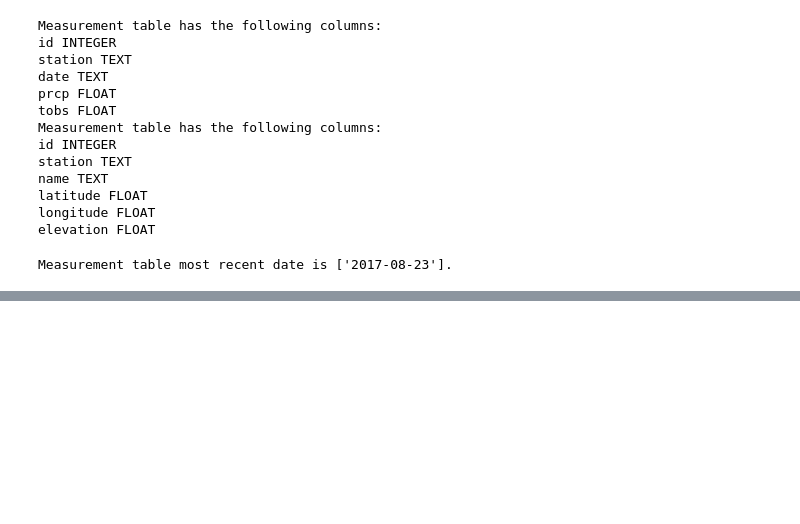
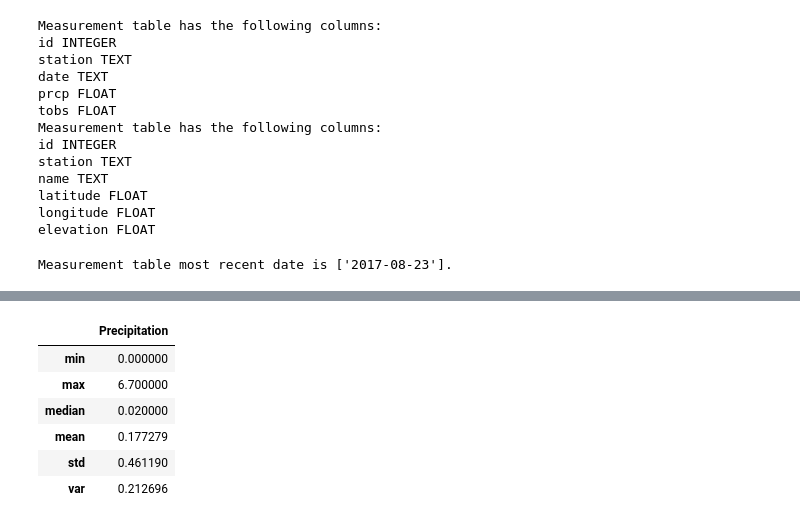
Before and after one commit to rromang/sqlalchemy-challenge, a Jupyter notebook: climate.ipynb, the cells around one changed output, grey strips where cells are left out. Cells and saved outputs as stored; diff of their text form; code cells hidden in the pictures; blank space fills up the shorter version.

```diff
--- a/climate.ipynb
+++ b/climate.ipynb
@@ -114,6 +132,19 @@ ic| len(precip): 2223
 | 50% | 0.020000 |
 | 75% | 0.130000 |
 | max | 6.700000 |
+# %%
+precip_sorted.agg(
+    {
+        "Precipitation": ["min", "max", "median", "mean", "std", "var"]
+})
+# %% [output]
+|  | Precipitation |
+| min | 0.000000 |
+| max | 6.700000 |
+| median | 0.020000 |
+| mean | 0.177279 |
+| std | 0.461190 |
+| var | 0.212696 |
 # %%
  # Design a query to calculate the total number stations in the dataset
 # %%
```
Also changed, not shown: parts of 3 cells of this notebook.
